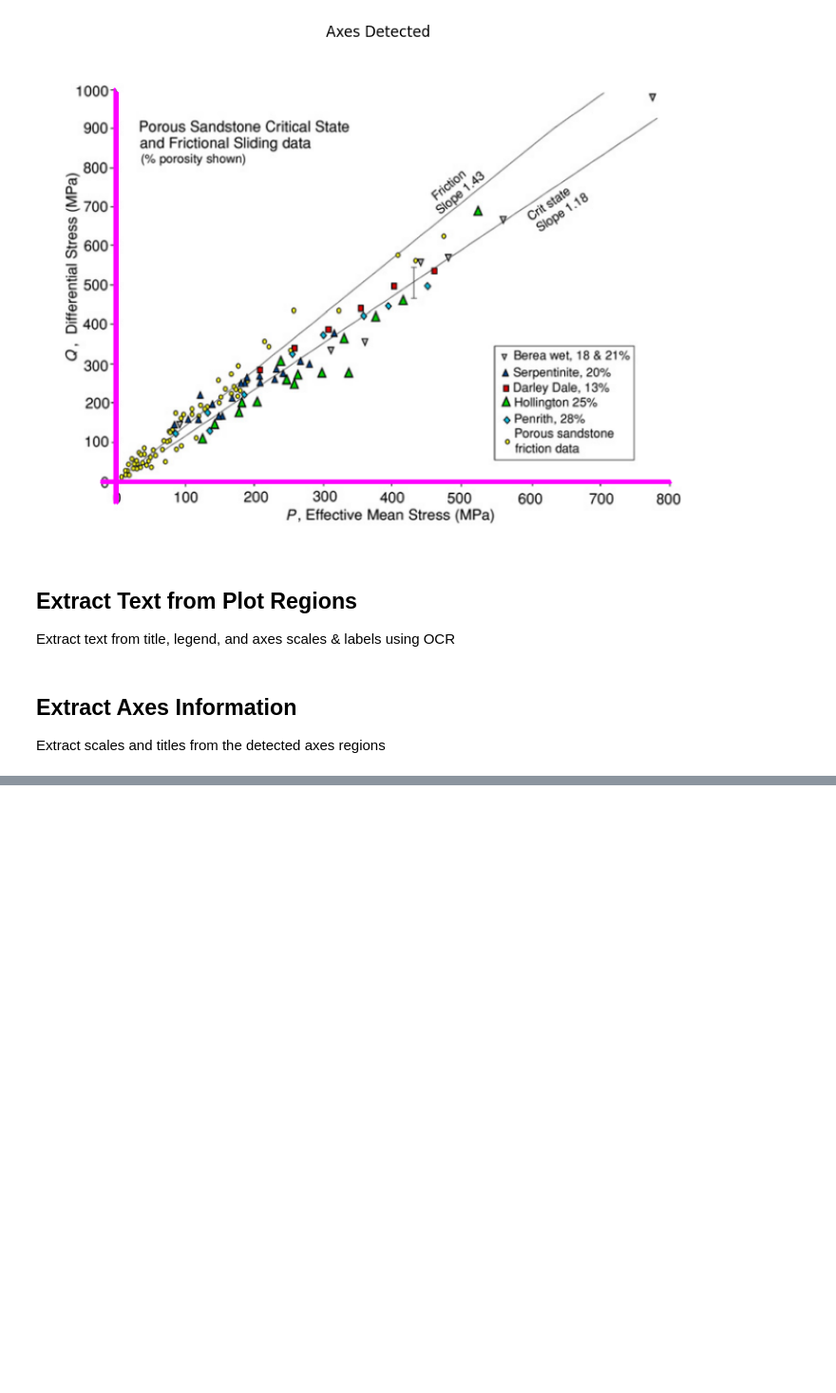
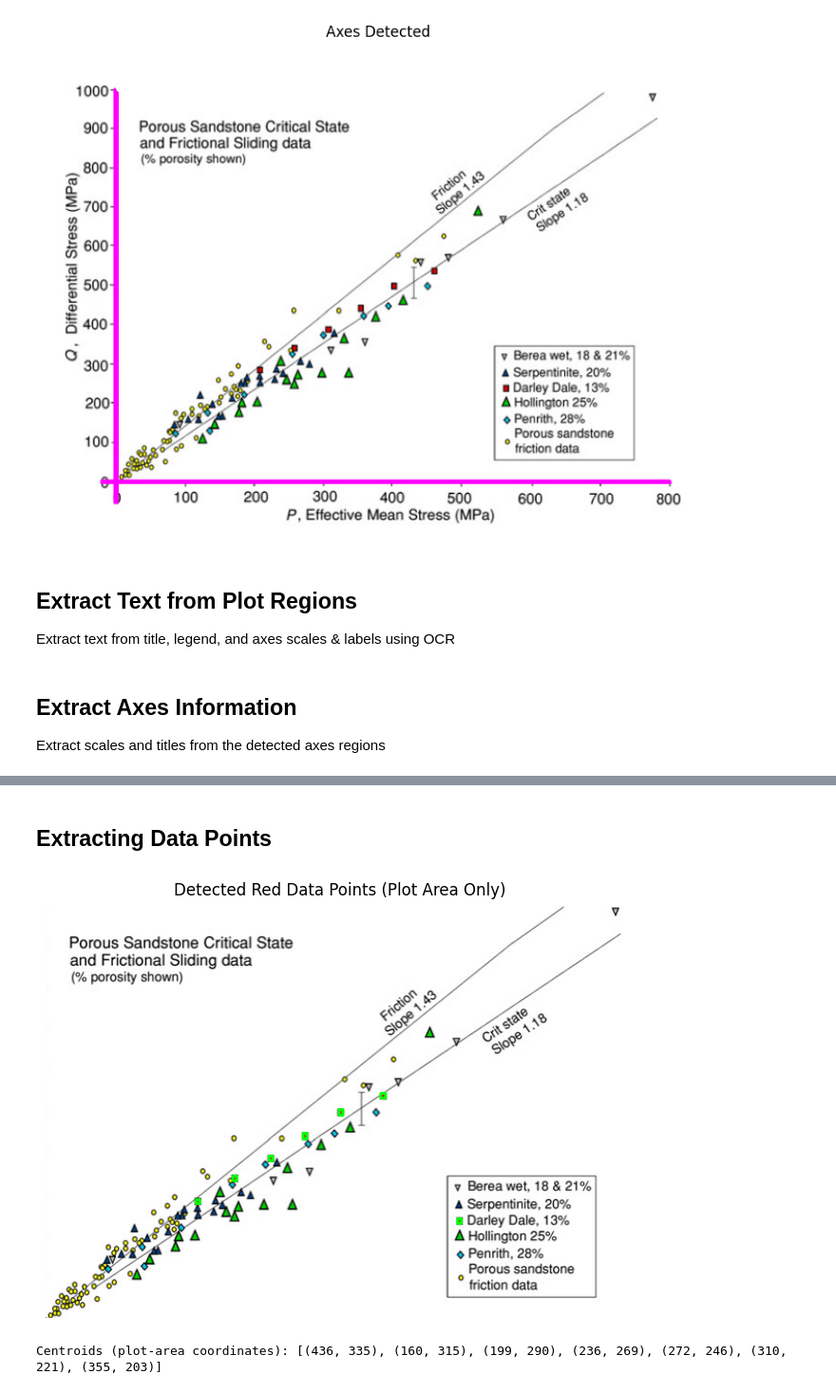
Before and after one commit to sa-diq/rock-strength, a Jupyter notebook: segmentation.ipynb, the cells around one changed output, grey strips where cells are left out. Shown at 95% size. Cells and saved outputs as stored; diff of their text form; code cells hidden in the pictures; blank space fills up the shorter version.

```diff
--- a/segmentation.ipynb
+++ b/segmentation.ipynb
@@ -302,0 +418,60 @@ plt.show()
+# %% [markdown]
+## Extracting Data Points
+# %%
+# --- After plot area detection ---
+
+# Crop the plot area for all further processing
+plot_area = image[plot_top:plot_bottom, plot_left:plot_right]
+plot_area_rgb = cv2.cvtColor(plot_area, cv2.COLOR_BGR2RGB)
+plot_area_gray = cv2.cvtColor(plot_area, cv2.COLOR_BGR2GRAY)
+
+# Enhance contrast in the cropped area
+clahe = cv2.createCLAHE(clipLimit=2.0, tileGridSize=(8,8))
+enhanced_gray = clahe.apply(plot_area_gray)
+
+# Convert to HSV for color segmentation
+hsv = cv2.cvtColor(plot_area_rgb, cv2.COLOR_RGB2HSV)
+
+# Example: segment red points (repeat for other colors)
+lower_red1 = np.array([0, 70, 50])
+upper_red1 = np.array([10, 255, 255])
+mask_red1 = cv2.inRange(hsv, lower_red1, upper_red1)
+lower_red2 = np.array([170, 70, 50])
+upper_red2 = np.array([180, 255, 255])
+mask_red2 = cv2.inRange(hsv, lower_red2, upper_red2)
+red_mask = cv2.bitwise_or(mask_red1, mask_red2)
+
+# Remove small noise (morphological opening)
+kernel = np.ones((3,3), np.uint8)
+red_mask_clean = cv2.morphologyEx(red_mask, cv2.MORPH_OPEN, kernel, iterations=1)
+
+# Find contours in the mask
+contours, _ = cv2.findContours(red_mask_clean, cv2.RETR_EXTERNAL, cv2.CHAIN_APPROX_SIMPLE)
+
+# Filter by area to avoid noise
+min_area = 10  # Tune as needed
+filtered_contours = [cnt for cnt in contours if cv2.contourArea(cnt) > min_area]
+
+# Draw detected points on the cropped plot area
+output = plot_area_rgb.copy()
+cv2.drawContours(output, filtered_contours, -1, (0,255,0), 2)
+
+plt.figure(figsize=(8, 8))
+plt.imshow(output)
+plt.title('Detected Red Data Points (Plot Area Only)')
+plt.axis('off')
+plt.show()
+
+# Extract centroids (in plot-area coordinates)
+centroids = []
+for cnt in filtered_contours:
+    M = cv2.moments(cnt)
+    if M['m00'] != 0:
+        cx = int(M['m10']/M['m00'])
+        cy = int(M['m01']/M['m00'])
+        centroids.append((cx, cy))
+
+print("Centroids (plot-area coordinates):", centroids)
+# %% [output]
+[figure, added]
+Centroids (plot-area coordinates): [(436, 335), (160, 315), (199, 290), (236, 269), (272, 246), (310, 221), (355, 203)]
```
Also changed, not shown: parts of 8 cells of this notebook.
